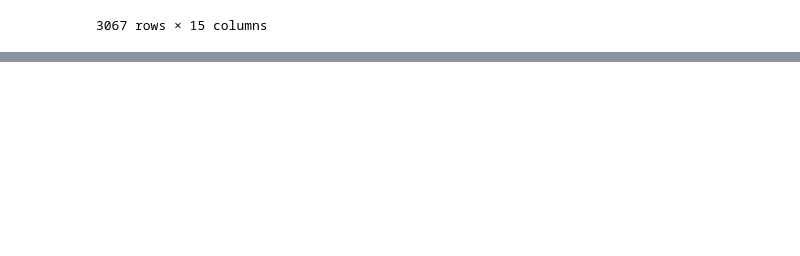
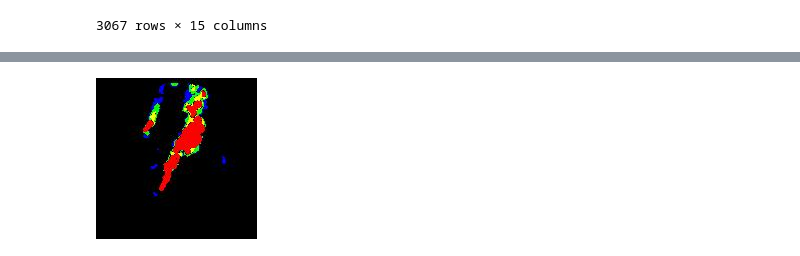
Before and after one commit to That1Panda/Carbon-Detector, a Jupyter notebook: Carbon.ipynb, the cells around one changed output, grey strips where cells are left out. Cells and saved outputs as stored; diff of their text form; code cells hidden in the pictures; blank space fills up the shorter version.

```diff
--- a/Carbon.ipynb
+++ b/Carbon.ipynb
@@ -84,3 +66,37 @@ def flare_extractor(img):
     # imshow(out)
     # print(out)
     return out,only_red_carbon_sum, only_green_carbon_sum, only_blue_carbon_sum
+# %%
+def flare_extractor(img):
+#     img=imread("ang20190922t192642-A.png")
+    x,y,c=img.shape
+    real_img=np.zeros((x,y,c))
+    red=img[:,:,0]
+    green=img[:,:,1]
+    blue=img[:,:,2]
+    only_blue_carbon=np.uint8(blue>150)*np.uint8(green<120)*np.uint8(red<120)
+    only_blue_carbon_sum=np.sum(only_blue_carbon)
+#     imshow(only_blue_carbon)
+    only_green_carbon=np.uint8(blue<120)*np.uint8(green>150)*np.uint8(red<120)
+#     imshow(only_green_carbon)
+    only_green_carbon_sum=np.sum(only_green_carbon)
+    only_red_carbon=np.uint8(blue<120)*np.uint8(green<120)*np.uint8(red>150)
+    only_red_carbon_sum=np.sum(only_red_carbon)
+    only_yellow_carbon=np.uint8(blue<120)*np.uint8(green>180)*np.uint8(red>180)
+    only_yellow_carbon_sum=np.sum(only_yellow_carbon)
+#     imshow(only_red_carbon)
+#     real_img[:,:,0]=only_red_carbon*255
+
+#     real_img[:,:,1]=only_green_carbon*255
+#     real_img[:,:,2]=only_blue_carbon*255
+    real_img[:,:,0]=np.logical_xor(only_red_carbon,only_yellow_carbon)*255
+
+    real_img[:,:,1]=np.logical_xor(only_green_carbon,only_yellow_carbon)*255
+    real_img[:,:,2]=only_blue_carbon*255
+    # real_img[:,:,0]=only_red_carbon+only_yellow_carbon
+    # real_img[:,:,0]=only_green_carbon+only_yellow_carbon
+    out=np.uint8(real_img)
+    # imshow(out)
+    # print(out)
+
+    return out,only_red_carbon_sum, only_green_carbon_sum, only_blue_carbon_sum,only_yellow_carbon_sum
@@ -87 +108,6 @@ def flare_extractor(img):
+# %%
+extracted_image,r,g,b,y=flare_extractor(image)
+imshow(extracted_image)
+# %% [output]
+[figure, added]
 # %%
```
Also changed, not shown: parts of 15 cells of this notebook.
